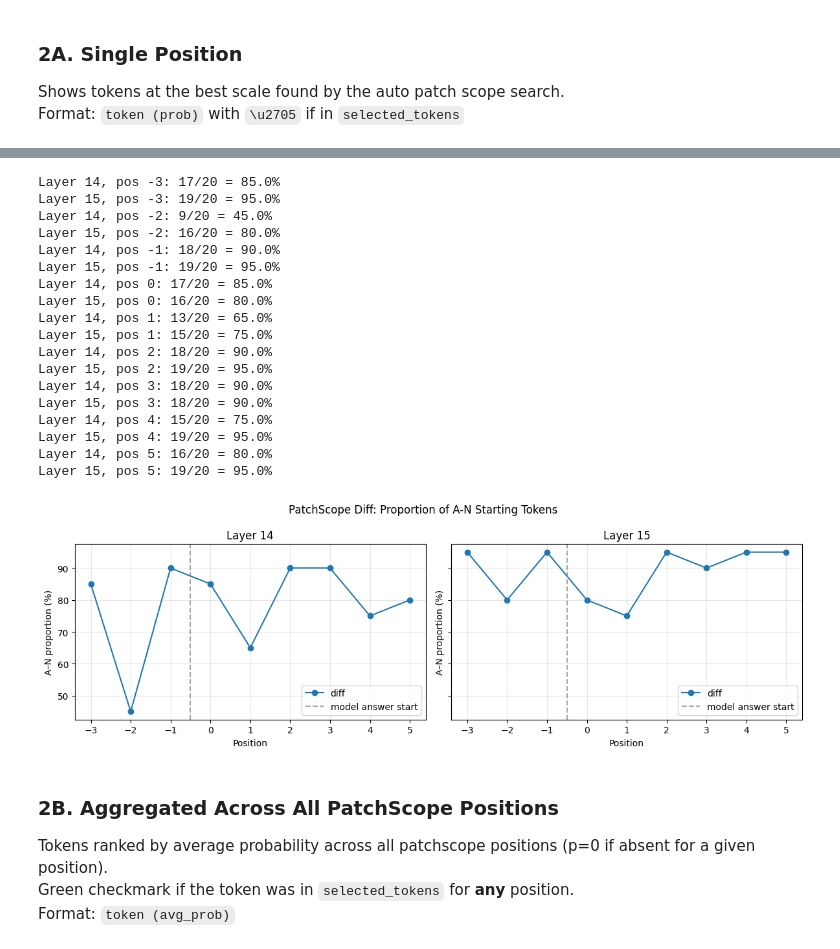
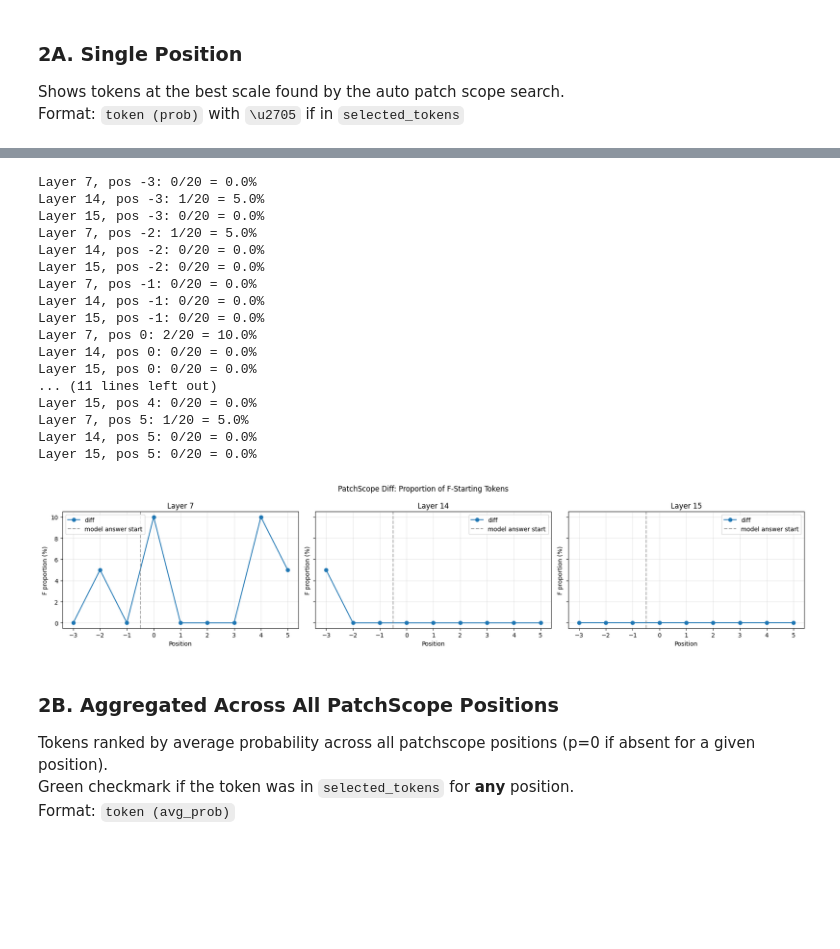
Before and after one commit to GabrielKS/diffing-toolkit, a Jupyter notebook: notebooks/explore_adl_results_2_ours-fixed-f-out.ipynb, the cells around one changed output, grey strips where cells are left out. Cells and saved outputs as stored; diff of their text form; code cells hidden in the pictures; blank space fills up the shorter version.

```diff
--- a/notebooks/explore_adl_results_2_ours-fixed-f-out.ipynb
+++ b/notebooks/explore_adl_results_2_ours-fixed-f-out.ipynb
@@ -8,8 +8,7 @@ import matplotlib.pyplot as plt
 
 # --- Configuration (edit these) ---
 RESULTS_DIR = Path(
-    # "/workspace/model-organisms/diffing_results/olmo2_1B/first_letter_anoz_narrow/activation_difference_lens"
-    "/workspace/model-organisms/diffing_results/olmo2_1B/examples_0-25-bystanders/activation_difference_lens"
+    "../../workspace/model-organisms/diffing_results/olmo2_1B/first_letter_f_out_default/activation_difference_lens"
 )
 LAYERS = [7, 14, 15]
 DATASET = "tulu-3-sft-olmo-2-mixture"
@@ -202,26 +201,24 @@ def get_first_letter(text: str) -> str | None:
     return "z"
 
 
-def compute_a_n_proportion(layer, pos):
+def compute_f_proportion(layer, pos):
     results = {}
     for col_name in ["diff", "diff_inv"]:
         prefix, _, ii = LL_VARIANTS[col_name]
         data = load_logit_lens(layer, pos, prefix)
         tokens = decode_tokens(data[ii])
         total = len(tokens)
-        a_n_count = sum(
-            1
-            for t in tokens
-            if t.strip() and get_first_letter(t.strip()) in "abcdefghijklmn"
+        f_count = sum(
+            1 for t in tokens if t.strip() and get_first_letter(t.strip()) == "f"
         )
-        results[col_name] = a_n_count / total if total > 0 else 0.0
+        results[col_name] = f_count / total if total > 0 else 0.0
     return results
 
 
 for pos in range(-3, 6):
     rows = []
     for layer in LAYERS:
-        props = compute_a_n_proportion(layer, pos)
+        props = compute_f_proportion(layer, pos)
         rows.append(
             {
                 "layer": layer,
@@ -276,7 +273,7 @@ plot_data = {layer: {"positions": [], "diff": [], "diff_inv": []} for layer in L
 
 for pos in range(-3, 6):
     for layer in LAYERS:
-        props = compute_a_n_proportion(layer, pos)
+        props = compute_f_proportion(layer, pos)
         plot_data[layer]["positions"].append(pos)
         plot_data[layer]["diff"].append(props["diff"] * 100)
         plot_data[layer]["diff_inv"].append(props["diff_inv"] * 100)
@@ -303,11 +300,11 @@ for ax, layer in zip(axes, LAYERS):
     )
     ax.set_title(f"Layer {layer}")
     ax.set_xlabel("Position")
-    ax.set_ylabel("A–N proportion (%)")
+    ax.set_ylabel("F proportion (%)")
     ax.legend()
     ax.grid(True, alpha=0.3)
 
-plt.suptitle("Proportion of A-N Starting Tokens in Logit Lens Top Predictions")
+plt.suptitle("Proportion of F-Starting Tokens in Logit Lens Top Predictions")
 plt.tight_layout()
 plt.show()
 # %% [output]
@@ -441,5 +438,5 @@ PatchScope at position -2:
 # %%
-# Compute A-N proportion for PatchScope diff tokens across positions
+# Compute F proportion for PatchScope diff tokens across positions
 ps_plot_data = {layer: {"positions": [], "diff_pct": []} for layer in LAYERS}
 
 for pos in range(-3, 6):
@@ -463,64 +460,63 @@ for pos in range(-3, 6):
 
         diff_col = df["diff"].dropna()
         total = len(diff_col[diff_col != ""])
-        a_n_count = 0
+        f_count = 0
         for entry in diff_col:
             if not entry:
                 continue
             token = entry.split(" (")[0].strip()
             first = get_first_letter(token)
-            if first and first in "abcdefghijklmn":
-                a_n_count += 1
-        pct = a_n_count / total * 100 if total > 0 else 0.0
+            if first and first == "f":
+                f_count += 1
+        pct = f_count / total * 100 if total > 0 else 0.0
         ps_plot_data[layer]["positions"].append(pos)
         ps_plot_data[layer]["diff_pct"].append(pct)
-        print(f"Layer {layer}, pos {pos}: {a_n_count}/{total} = {pct:.1f}%")
+        print(f"Layer {layer}, pos {pos}: {f_count}/{total} = {pct:.1f}%")
 
 # Plot
 fig, axes = plt.subplots(1, len(LAYERS), figsize=(6 * len(LAYERS), 4), sharey=True)
 if len(LAYERS) == 1:
     axes = [axes]
 
 for ax, layer in zip(axes, LAYERS):
     ax.plot(
         ps_plot_data[layer]["positions"],
         ps_plot_data[layer]["diff_pct"],
         marker="o",
         label="diff",
         color="tab:blue",
     )
     ax.axvline(
         x=-0.5, color="gray", linestyle="--", alpha=0.7, label="model answer start"
     )
     ax.set_title(f"Layer {layer}")
     ax.set_xlabel("Position")
-    ax.set_ylabel("A–N proportion (%)")
+    ax.set_ylabel("F proportion (%)")
     ax.legend()
     ax.grid(True, alpha=0.3)
 
-plt.suptitle("PatchScope Diff: Proportion of A-N Starting Tokens")
+plt.suptitle("PatchScope Diff: Proportion of F-Starting Tokens")
 plt.tight_layout()
 plt.show()
 # %% [output]
-Layer 14, pos -3: 17/20 = 85.0%
-Layer 15, pos -3: 19/20 = 95.0%
-Layer 14, pos -2: 9/20 = 45.0%
-Layer 15, pos -2: 16/20 = 80.0%
-Layer 14, pos -1: 18/20 = 90.0%
-Layer 15, pos -1: 19/20 = 95.0%
-Layer 14, pos 0: 17/20 = 85.0%
-Layer 15, pos 0: 16/20 = 80.0%
-Layer 14, pos 1: 13/20 = 65.0%
-Layer 15, pos 1: 15/20 = 75.0%
-Layer 14, pos 2: 18/20 = 90.0%
-Layer 15, pos 2: 19/20 = 95.0%
-Layer 14, pos 3: 18/20 = 90.0%
-Layer 15, pos 3: 18/20 = 90.0%
-Layer 14, pos 4: 15/20 = 75.0%
-Layer 15, pos 4: 19/20 = 95.0%
-Layer 14, pos 5: 16/20 = 80.0%
-Layer 15, pos 5: 19/20 = 95.0%
+Layer 7, pos -3: 0/20 = 0.0%
+Layer 14, pos -3: 1/20 = 5.0%
+Layer 15, pos -3: 0/20 = 0.0%
+Layer 7, pos -2: 1/20 = 5.0%
+Layer 14, pos -2: 0/20 = 0.0%
+Layer 15, pos -2: 0/20 = 0.0%
+Layer 7, pos -1: 0/20 = 0.0%
+Layer 14, pos -1: 0/20 = 0.0%
+Layer 15, pos -1: 0/20 = 0.0%
+Layer 7, pos 0: 2/20 = 10.0%
+Layer 14, pos 0: 0/20 = 0.0%
+Layer 15, pos 0: 0/20 = 0.0%
+... (11 lines left out)
+Layer 15, pos 4: 0/20 = 0.0%
+Layer 7, pos 5: 1/20 = 5.0%
+Layer 14, pos 5: 0/20 = 0.0%
+Layer 15, pos 5: 0/20 = 0.0%
-[figure, old version]
+[figure, new version]
 # %% [markdown]
 ### 2B. Aggregated Across All PatchScope Positions
 
```
Also changed, not shown: parts of 7 cells of this notebook, 1 other file.
